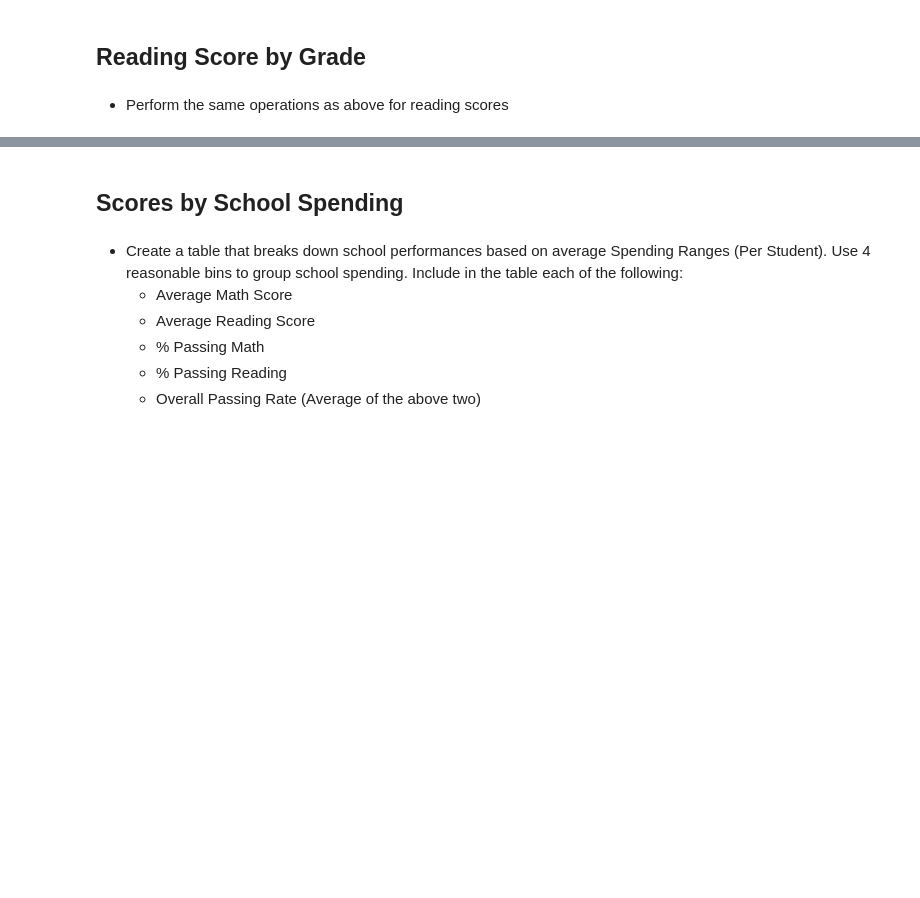
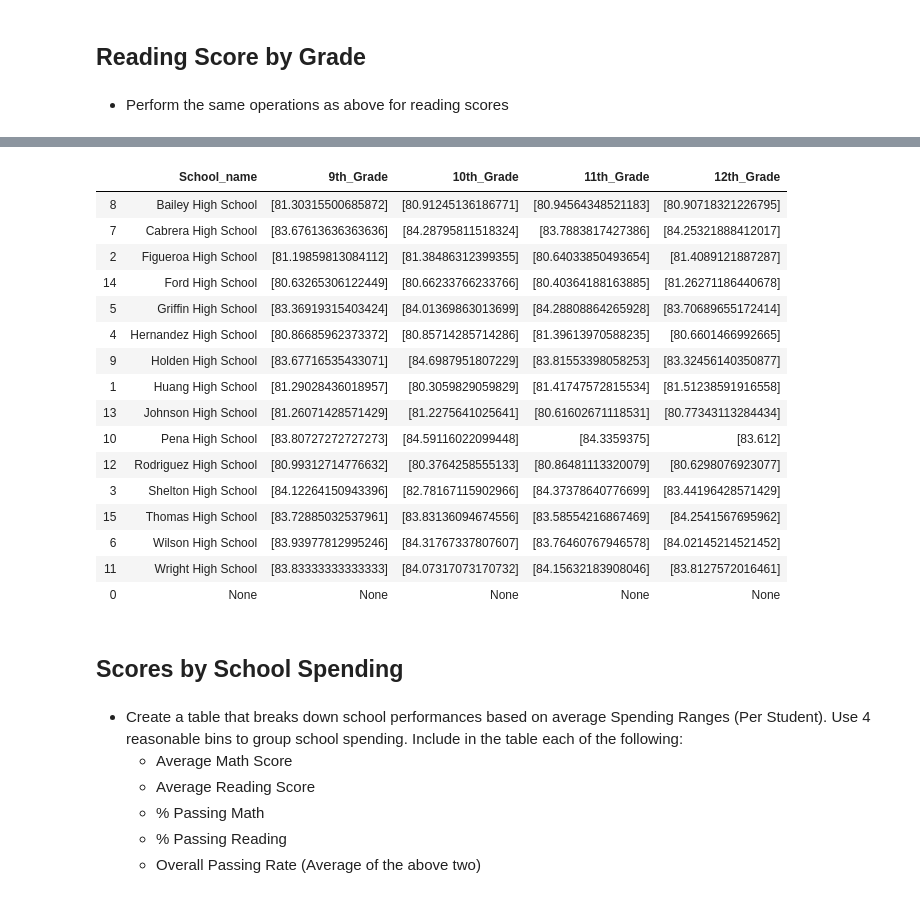
Before and after one commit to eobianyor/pandas-challenge, a Jupyter notebook: PyCitySchools/PyCitySchools_starter.ipynb, the cells around one changed output, grey strips where cells are left out. Cells and saved outputs as stored; diff of their text form; code cells hidden in the pictures; blank space fills up the shorter version.

```diff
--- a/PyCitySchools/PyCitySchools_starter.ipynb
+++ b/PyCitySchools/PyCitySchools_starter.ipynb
@@ -303,3 +305,39 @@ read_grade_sch_df
+# %%
+sorted_school_and_student_data_complete_df = school_and_student_data_complete.sort_values('school_name')
+schoolList = (school_and_student_data_complete['school_name'].unique())
+gradeList = (school_and_student_data_complete['grade'].unique())
+Sch_names_list = [[]]
+grade_av_list = [[]]
+
+# Create loop to get reading scores from each school by grade and put in a list
+for names in schoolList:
+    for grades in gradeList:
+        indv_school_df = sorted_school_and_student_data_complete_df[(sorted_school_and_student_data_complete_df.school_name==names) & (sorted_school_and_student_data_complete_df.grade==grades) ]
+        grade_av_list.append([indv_school_df['reading_score'].mean()])
+    Sch_names_list.append([names, grade_av_list[1], grade_av_list[2], grade_av_list[3], grade_av_list[4]])
+    grade_av_list = [[]]
+
+# Create a Reading scores by school by grade data frame
+Read_Scores_Sch_Grd_df = pd.DataFrame(Sch_names_list, columns=["School_name", "9th_Grade", "10th_Grade", "11th_Grade", "12th_Grade"])
+Read_Scores_Sch_Grd_df.sort_values('School_name')
+# %% [output]
+|  | School_name | 9th_Grade | 10th_Grade | 11th_Grade | 12th_Grade |
+| 8 | Bailey High School | [81.30315500685872] | [80.91245136186771] | [80.94564348521183] | [80.90718321226795] |
+| 7 | Cabrera High School | [83.67613636363636] | [84.28795811518324] | [83.7883817427386] | [84.25321888412017] |
+| 2 | Figueroa High School | [81.19859813084112] | [81.38486312399355] | [80.64033850493654] | [81.4089121887287] |
+| 14 | Ford High School | [80.63265306122449] | [80.66233766233766] | [80.40364188163885] | [81.26271186440678] |
+| 5 | Griffin High School | [83.36919315403424] | [84.01369863013699] | [84.28808864265928] | [83.70689655172414] |
+| 4 | Hernandez High School | [80.86685962373372] | [80.85714285714286] | [81.39613970588235] | [80.6601466992665] |
+| 9 | Holden High School | [83.67716535433071] | [84.6987951807229] | [83.81553398058253] | [83.32456140350877] |
+| 1 | Huang High School | [81.29028436018957] | [80.3059829059829] | [81.41747572815534] | [81.51238591916558] |
+| 13 | Johnson High School | [81.26071428571429] | [81.2275641025641] | [80.61602671118531] | [80.77343113284434] |
+| 10 | Pena High School | [83.80727272727273] | [84.59116022099448] | [84.3359375] | [83.612] |
+| 12 | Rodriguez High School | [80.99312714776632] | [80.3764258555133] | [80.86481113320079] | [80.6298076923077] |
+| 3 | Shelton High School | [84.12264150943396] | [82.78167115902966] | [84.37378640776699] | [83.44196428571429] |
+| 15 | Thomas High School | [83.72885032537961] | [83.83136094674556] | [83.58554216867469] | [84.2541567695962] |
+| 6 | Wilson High School | [83.93977812995246] | [84.31767337807607] | [83.76460767946578] | [84.02145214521452] |
+| 11 | Wright High School | [83.83333333333333] | [84.07317073170732] | [84.15632183908046] | [83.8127572016461] |
+| 0 | None | None | None | None | None |
 # %% [markdown]
 ## Scores by School Spending
 # %% [markdown]
```
Also changed, not shown: parts of 6 cells of this notebook.
